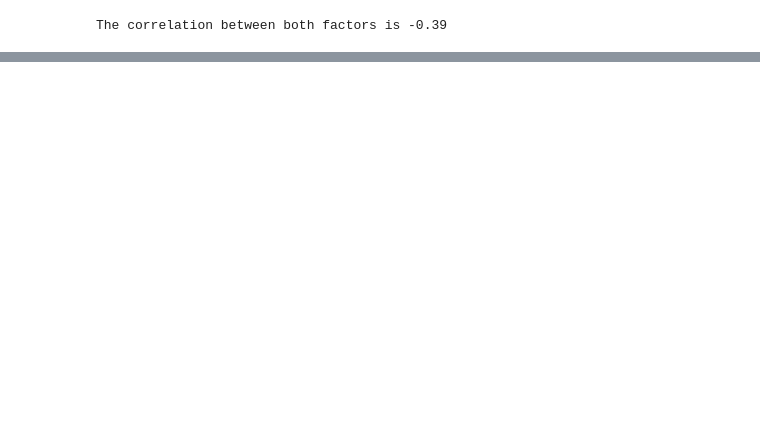
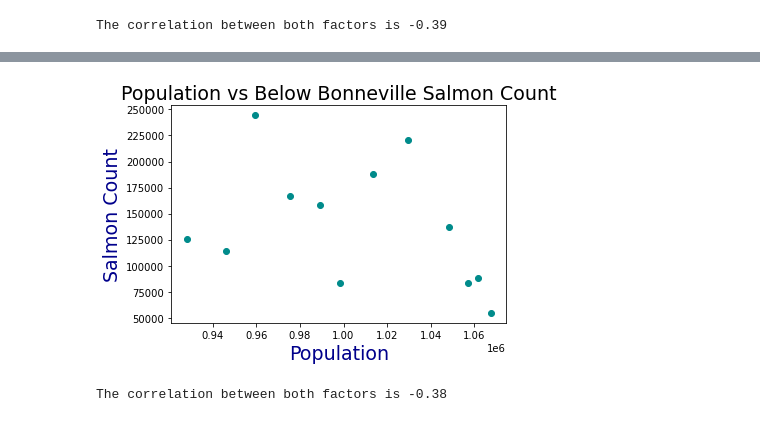
Before and after one commit to jayhjman/bootcamp-project1, a Jupyter notebook: Population_data.ipynb, the cells around one changed output, grey strips where cells are left out. Drawn from its saved outputs; the diff is of its cells as text; code cells hidden in the pictures; blank space fills up the shorter version.

```diff
--- a/Population_data.ipynb
+++ b/Population_data.ipynb
@@ -367,3 +366,11 @@ correlation = st.pearsonr(complete_census_df["Total"], bonneville_salmon_df["Chi
 print(f"The correlation between both factors is {round(correlation[0],2)}")
 # %% [output]
 The correlation between both factors is -0.39
+# %%
+# Read in below bonneville salmon data file
+below_bonneville_salmon = 'Resources\Below_Bonneville_Salmon_Count.csv'
+below_bonneville_df = pd.read_csv(below_bonneville_salmon)
+
+# Drop year that isn't included in census data
+below_bonneville_df = below_bonneville_df.drop([below_bonneville_df.index[12]])
+below_bonneville_df
@@ -369,0 +391,9 @@ The correlation between both factors is -0.39
+# %%
+# Copy complete census dataframe
+reduced_yr_census = complete_census_df
+# %%
+# Drop years from census dataframe that aren't in salmon count dataframe
+reduced_yr_census = reduced_yr_census.drop([reduced_yr_census.index[0],reduced_yr_census.index[1],reduced_yr_census.index[2],
+                                             reduced_yr_census.index[3],reduced_yr_census.index[4],reduced_yr_census.index[5],
+                                           reduced_yr_census.index[6],reduced_yr_census.index[7]])
+reduced_yr_census
@@ -370,3 +414,20 @@ The correlation between both factors is -0.39
+# %%
+# plt.figure(figsize = (9,7))
+plt.title('Population vs Below Bonneville Salmon Count', size = 19)
+plt.xlabel('Population',size= 19,  color= "darkblue")
+plt.ylabel('Salmon Count', size= 19,  color= "darkblue")
+plt.scatter(reduced_yr_census["Total"], below_bonneville_df["Chin"], color= "darkcyan")
+
+plt.savefig("Annual_Images/Population vs Below Bonneville Salmon Count")
+plt.show()
+# %% [output]
+[figure, added]
+# %%
+# Calculate correlation between above bonneville salmon count and portland metro population
+correlation = st.pearsonr(reduced_yr_census["Total"], below_bonneville_df["Chin"])
+print(f"The correlation between both factors is {round(correlation[0],2)}")
+# %% [output]
+The correlation between both factors is -0.38
 # %%
 # IMAGES###
 
```
Also changed, not shown: parts of 6 cells of this notebook, 3 other files.
